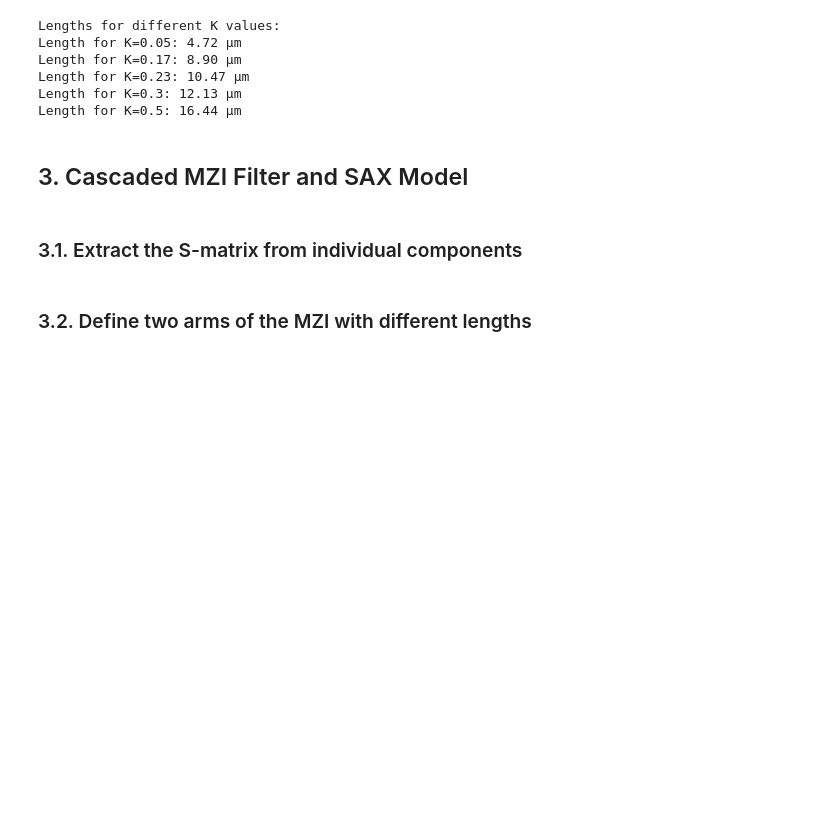
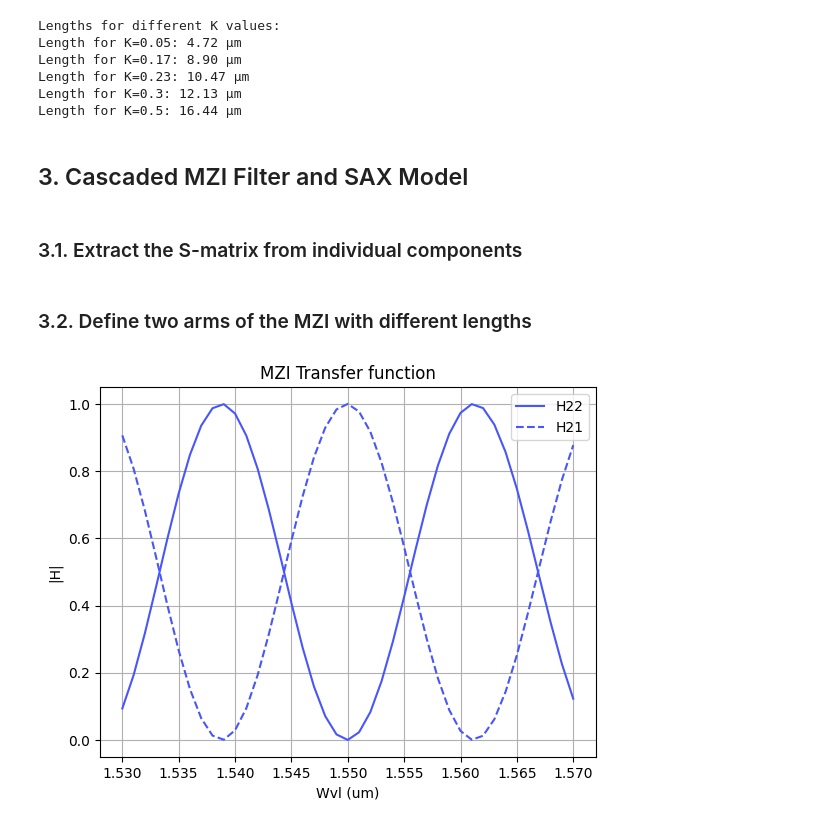
Before and after one commit to snacmuo/pic-upv-lab5-finalproject, a Jupyter notebook: FInal_Project_Sergi_Nàcher_Muñoz.ipynb, the cells around one changed output. Cells and saved outputs as stored; diff of their text form; code cells hidden in the pictures; blank space fills up the shorter version.

```diff
--- a/FInal_Project_Sergi_Nàcher_Muñoz.ipynb
+++ b/FInal_Project_Sergi_Nàcher_Muñoz.ipynb
@@ -403,3 +432,64 @@ def coupler(coupling=0.5) -> sax.SDict:
+# %%
+### Waveguides configuration ###
+
+## Propagation parameters
+
+## SOI cross-section ##
+SOI = np.loadtxt('SOI-w450-h220-clad600.txt', skiprows=1, delimiter='\t')
+
+wvl = SOI[:, 0]
+neffu = SOI[:, 3] #balanced configuration // (neff TE mode)   # Tiene configuración balanceada, es decir, con el mismo ancho (mismo índice efectivo) para la guía superior e inferior
+neffd = SOI[:, 3] #balanced configuration // (neff TE mode)
+
+# Propagation loss
+alphau = 0 #losless case [dB/um]
+alphad = 0; #losless case [dB/um]
+alphau_np = (jnp.log(10.0)/10.0) * alphau   # neper/um
+alphad_np = (jnp.log(10.0)/10.0) * alphad   # neper/um
+
+# Path length
+Lu = 25; # um
+Ld = 50; # um
+
+betau = (2*jnp.pi/wvl)*neffu-1j*alphau_np
+betad = (2*jnp.pi/wvl)*neffd-1j*alphad_np
+
+Delta_phi_ud = betau*Lu - betad*Ld
+
+### Couplers configuration ###
+# Excess loss
+gamma_a = 0; #null excess loss
+gamma_b = 0; #null excess loss
+
+# Coupling constant
+K_a = np.full(wvl.shape, 0.5)
+K_b = np.full(wvl.shape, 0.5)
+
+# MZI transfer function (h22 & h21)
+
+#  h_22(wvl)
+h_22 = (np.sqrt((1 - gamma_a) * (1 - gamma_b)))*(np.exp(-1j * betad * Ld))*(( np.sqrt((1 - K_a) * (1 - K_b)) * np.exp(-1j * Delta_phi_ud))-(np.sqrt(K_a * K_b)))
+
+#  h_21(wvl)
+h_21 = (1j * np.sqrt((1 - gamma_a) * (1 - gamma_b)))*(np.exp(-1j * betad * Ld))*((np.sqrt(K_b * (1 - K_a)) * np.exp(-1j * Delta_phi_ud))+(np.sqrt(K_a * (1 - K_b))))
+
+H21 = np.abs(h_21) ** 2
+H22 = np.abs(h_22) ** 2
+
+# Plot
+color = cm.rainbow(np.linspace(0, 1, 10))
+
+plt.plot(wvl, H22, linestyle='-', color=color[1], label='H22')
+plt.plot(wvl, H21, linestyle='--', color=color[1], label='H21')
+plt.xlabel('Wvl (um)')
+plt.ylabel('|H|')
+plt.title('MZI Transfer function')
+plt.legend()
+plt.grid(True)
+
+plt.show()
+# %% [output]
+[figure, added]
 # %%
 # Hacer un barrido de longitudes. que confifuración de L1 y L2
 #Recalcular als longitudes para obtener las FSR que de piden en S1 y en S2. Se fija L1 y se halla L2 (mediante una fórmula)
```
Also changed, not shown: parts of 3 cells of this notebook, 4 other files.
